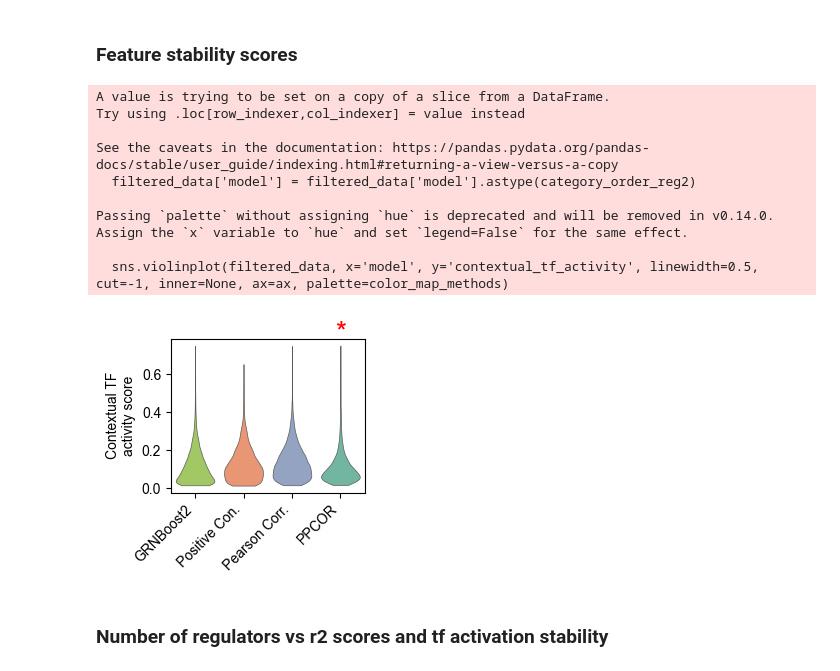
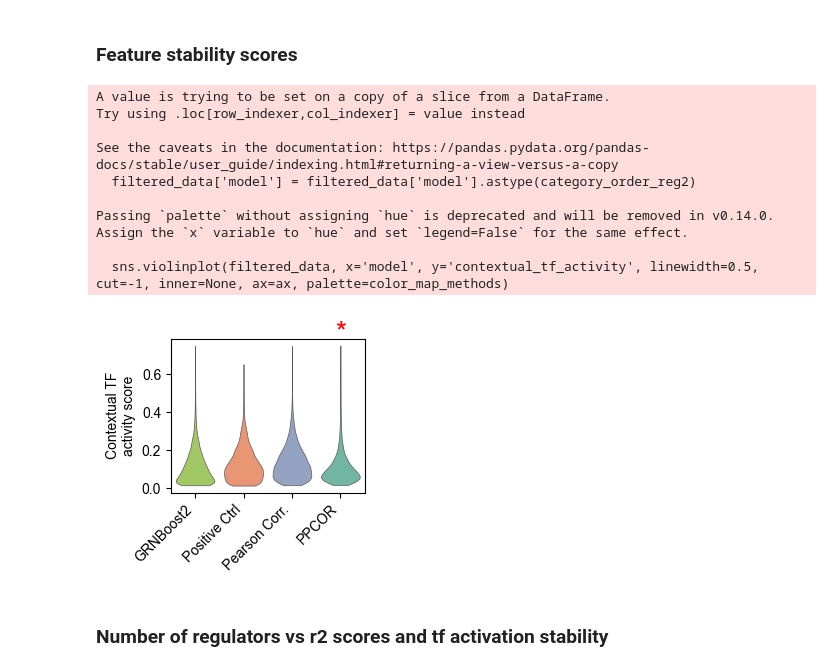
Before and after one commit to janursa/grn_benchmark, a Jupyter notebook: notebooks/explanatory_analysis.ipynb, the cells around one changed output. Cells and saved outputs as stored; diff of their text form; code cells hidden in the pictures.

```diff
--- a/notebooks/explanatory_analysis.ipynb
+++ b/notebooks/explanatory_analysis.ipynb
@@ -30,8 +30,8 @@ from scipy.stats import spearmanr
 import scanpy as sc
 from scipy.sparse import csr_matrix
 from pandas.api.types import CategoricalDtype
-category_order_reg1 = CategoricalDtype(categories=['GRNBoost2', 'Scenic+', 'Positive Con.', 'Pearson Corr.', 'GRaNIE'], ordered=True)
-category_order_reg2 = CategoricalDtype(categories=['GRNBoost2', 'Positive Con.', 'Pearson Corr.', 'PPCOR'], ordered=True)
+category_order_reg1 = CategoricalDtype(categories=['GRNBoost2', 'Scenic+', 'Positive Ctrl', 'Pearson Corr.', 'GRaNIE'], ordered=True)
+category_order_reg2 = CategoricalDtype(categories=['GRNBoost2', 'Positive Ctrl', 'Pearson Corr.', 'PPCOR'], ordered=True)
 
 palette_datasets = sns.color_palette('Set3', 7)[2:]
 
@@ -1366,7 +1362,7 @@ def plot_reg2_feature_stability_scores(scores_store_all_reg2, ax):
 
 
     # Reference row
-    ref = df_common_pivot.loc['Positive Con.']
+    ref = df_common_pivot.loc['Positive Ctrl']
 
 
 
@@ -1397,34 +1393,34 @@ def plot_reg2_feature_stability_scores(scores_store_all_reg2, ax):
     i = 0
     for ii, row_name in enumerate(range(scores_store_present['model'].nunique())):
         ax.text(
             i,  # x-coordinate
             positions[ii],  # Position above the highest point in the box
             sigs[ii],  # Format p-value in scientific notation
             ha='center',
             va='bottom',
             fontsize=20,
             color='red'
         )
         i+=1
 
 fig, ax = plt.subplots(1, 1, figsize=(2.5, 2))
 plot_reg2_feature_stability_scores(scores_store_all_reg2, ax)
 # plt.tight_layout()
 
 fig.savefig(f"{results_folder}/figs/reg2_feature_importance_stability.png", dpi=300, transparent=True, bbox_inches='tight')
 
 plt.show()
 # %% [output]
 A value is trying to be set on a copy of a slice from a DataFrame.
 Try using .loc[row_indexer,col_indexer] = value instead
 
 See the caveats in the documentation: https://pandas.pydata.org/pandas-docs/stable/user_guide/indexing.html#returning-a-view-versus-a-copy
   filtered_data['model'] = filtered_data['model'].astype(category_order_reg2)
 
 Passing `palette` without assigning `hue` is deprecated and will be removed in v0.14.0. Assign the `x` variable to `hue` and set `legend=False` for the same effect.
 
   sns.violinplot(filtered_data, x='model', y='contextual_tf_activity', linewidth=0.5,  cut=-1, inner=None, ax=ax, palette=color_map_methods)
-[figure, old version]
+[figure, new version]
 # %% [markdown]
 ### Number of regulators vs r2 scores and tf activation stability
 # %%
```
Also changed, not shown: parts of 30 cells of this notebook, 8 other files.
